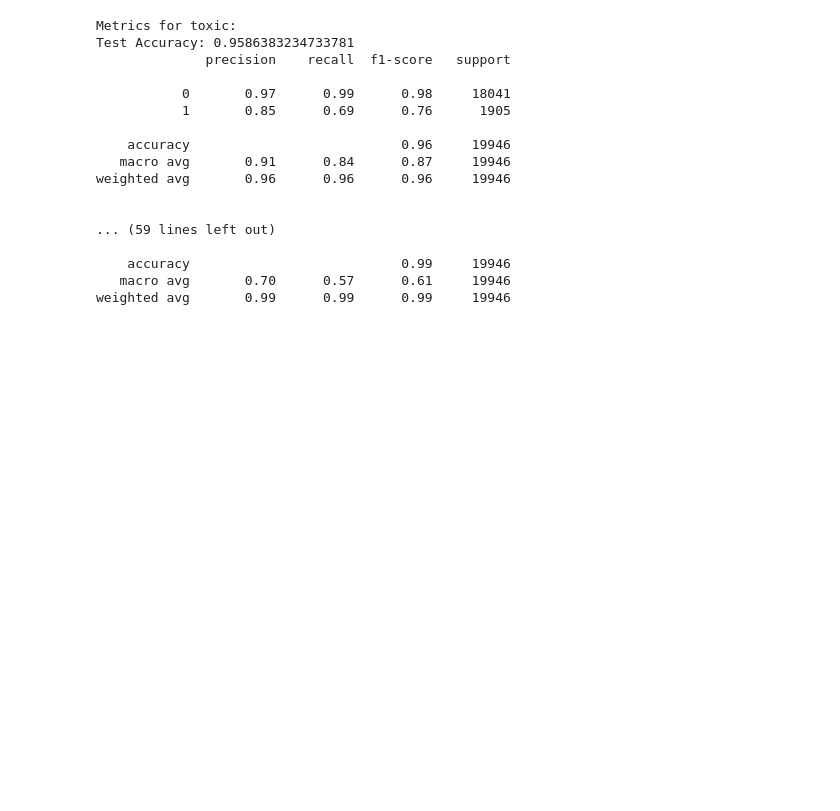
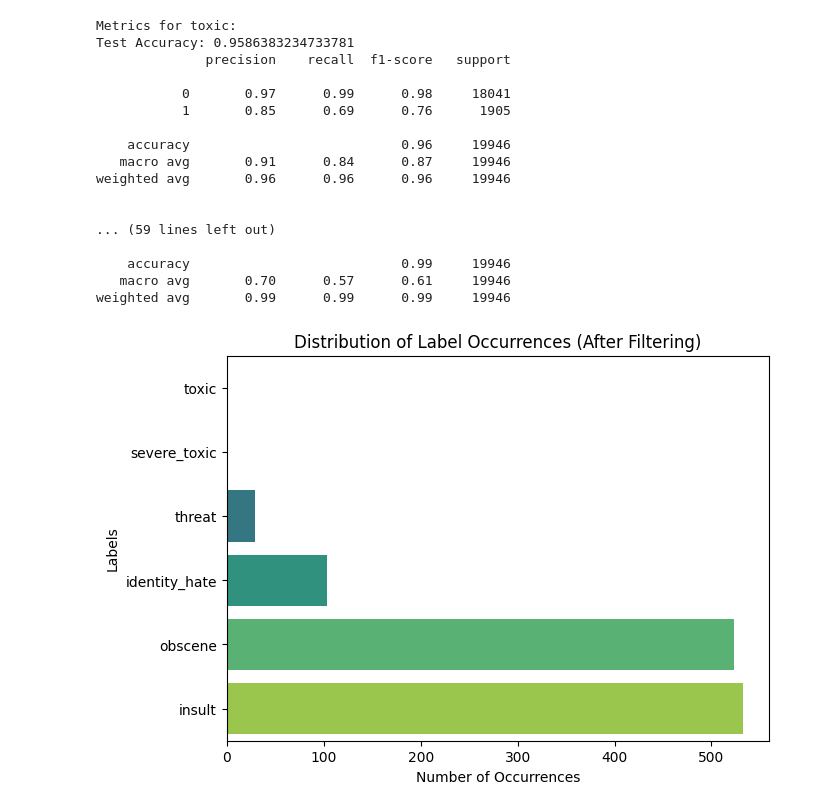
Before and after one commit to Karnikasri/Toxic_comment_classifier, a Jupyter notebook: Toxic_comment_.ipynb, the cells around one changed output. Saved outputs shown, nothing was run; the diff lists cells and outputs as text; code cells hidden in the pictures; blank space fills up the shorter version.

```diff
--- a/Toxic_comment_.ipynb
+++ b/Toxic_comment_.ipynb
@@ -225,3 +237,68 @@ weighted avg       0.96      0.96      0.96     19946
     accuracy                           0.99     19946
    macro avg       0.70      0.57      0.61     19946
 weighted avg       0.99      0.99      0.99     19946
+# %%
+# prompt: generate code for removing toxic and severe toxic from the above part and compare result
+
+import numpy as np
+import pandas as pd
+import matplotlib.pyplot as plt
+import seaborn as sns
+from pylab import rcParams
+import torch
+from torch.utils.data import DataLoader, TensorDataset
+from transformers import BertTokenizer, BertForSequenceClassification, AdamW
+from sklearn.model_selection import train_test_split
+from sklearn.metrics import accuracy_score, precision_score, recall_score
+import warnings
+from wordcloud import WordCloud, STOPWORDS
+from sklearn.feature_extraction.text import CountVectorizer
+from sklearn.linear_model import LogisticRegression
+from sklearn.metrics import accuracy_score, classification_report
+
+#data visualisation libraries
+
+
+#to avoid warnings
+warnings.filterwarnings('ignore')
+
+# Assuming necessary installations are already done in previous code execution
+# !pip install torch
+# !pip install transformers
+
+df = pd.read_csv('/content/drive/MyDrive/jigsaw-toxic-comment-classification-challenge/train.csv.zip')
+
+# Remove rows where 'toxic' or 'severe_toxic' is 1
+df_filtered = df[(df['toxic'] == 0) & (df['severe_toxic'] == 0)]
+
+# Re-run the analysis with the filtered data
+column_labels = df_filtered.columns.tolist()[2:]
+label_counts = df_filtered[column_labels].sum().sort_values()
+
+# ... (rest of your code using df_filtered instead of df)
+
+# Example: Visualizing the class distribution of the 'label' column after filtering
+plt.figure(figsize=(7, 5))
+ax = sns.barplot(x=label_counts.values, y=label_counts.index, palette='viridis')
+plt.xlabel('Number of Occurrences')
+plt.ylabel('Labels')
+plt.title('Distribution of Label Occurrences (After Filtering)')
+plt.show()
+
+# ... (rest of your code, modifying usages of df to df_filtered where appropriate)
+# Specifically, change df to df_filtered in the following sections:
+# - Create subsets based on toxic and clean comments
+# - plot the most frequent words in the dataset using word cloud
+# - Split data into training, testing sets & validation sets
+
+
+# Split data into training, testing sets & validation sets
+train_texts, test_texts, train_labels, test_labels = train_test_split(
+    df_filtered['comment_text'], df_filtered.iloc[:, 2:], test_size=0.25, random_state=42)
+# validation set
+test_texts, val_texts, test_labels, val_labels = train_test_split(
+    test_texts, test_labels, test_size=0.5, random_state=42)
+
+# ... (rest of your code)
+# %% [output]
+[figure, added]
```
Also changed, not shown: parts of 5 cells of this notebook.
